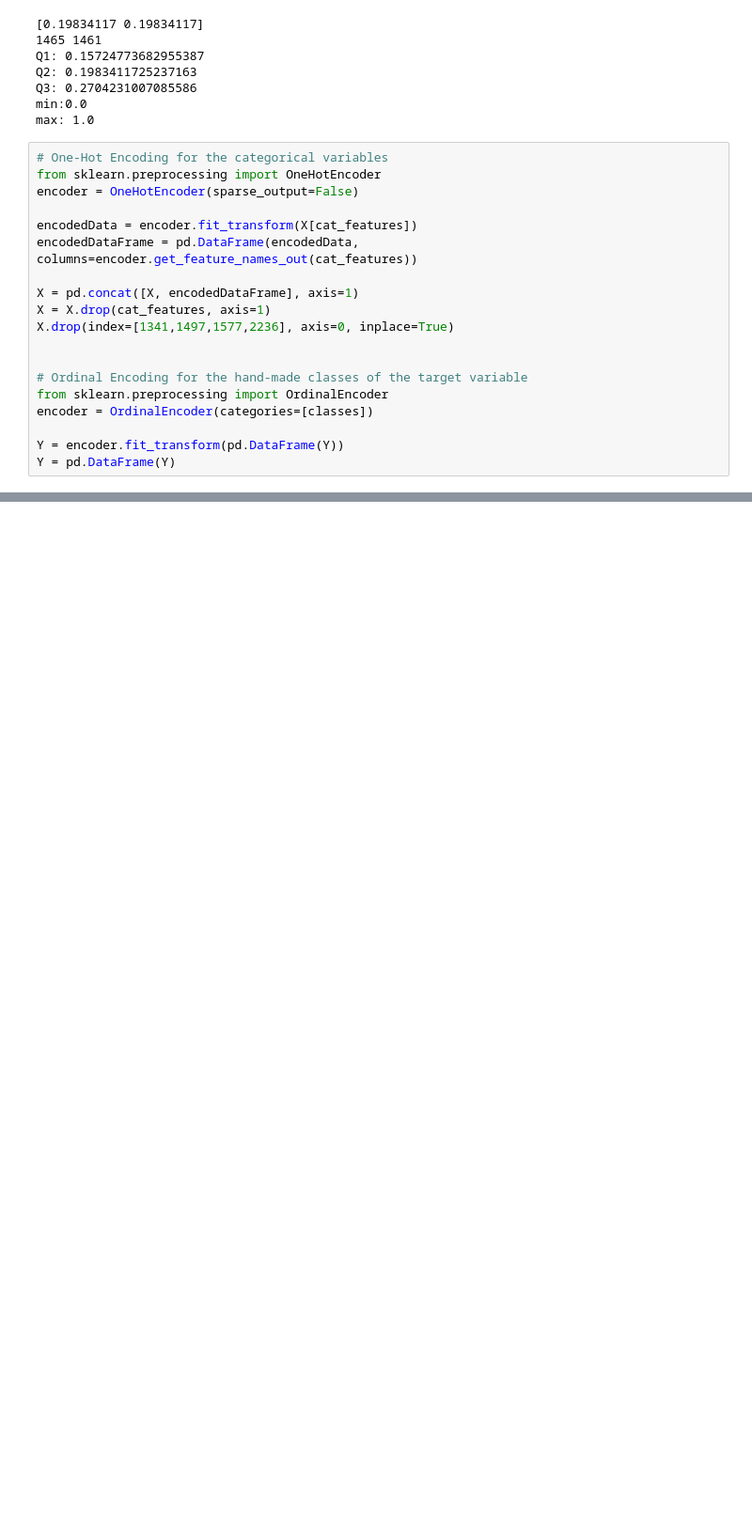
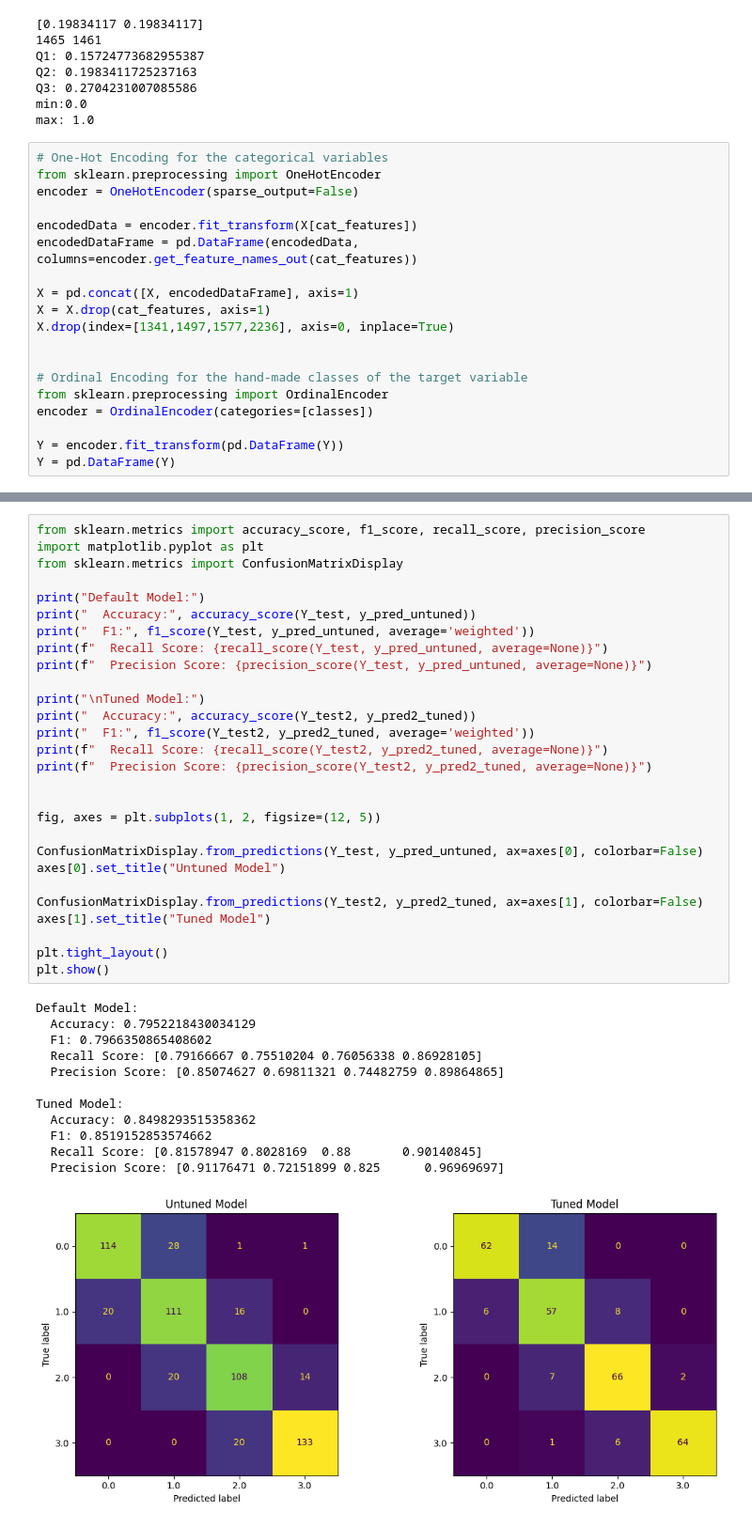
Before and after one commit to Adelin010/ML_Practice, a Jupyter notebook: lab2/philipp.ipynb, the cells around one changed output, grey strips where cells are left out. Shown: that part at 94% size. Cells and saved outputs as stored; diff of their text form; blank space fills up the shorter version.

```diff
--- a/lab2/philipp.ipynb
+++ b/lab2/philipp.ipynb
@@ -213,3 +248,44 @@ print(f" Accuracy of prediction: {accuracy_score(Y_test2, y_pred2)}")
 # %% [output]
  Accuracy of prediction: 0.810580204778157
  Accuracy of prediction: 0.8498293515358362
+# %%
+from sklearn.metrics import accuracy_score, f1_score, recall_score, precision_score
+import matplotlib.pyplot as plt
+from sklearn.metrics import ConfusionMatrixDisplay
+
+print("Default Model:")
+print("  Accuracy:", accuracy_score(Y_test, y_pred_untuned))
+print("  F1:", f1_score(Y_test, y_pred_untuned, average='weighted'))
+print(f"  Recall Score: {recall_score(Y_test, y_pred_untuned, average=None)}")
+print(f"  Precision Score: {precision_score(Y_test, y_pred_untuned, average=None)}")
+
+print("\nTuned Model:")
+print("  Accuracy:", accuracy_score(Y_test2, y_pred2_tuned))
+print("  F1:", f1_score(Y_test2, y_pred2_tuned, average='weighted'))
+print(f"  Recall Score: {recall_score(Y_test2, y_pred2_tuned, average=None)}")
+print(f"  Precision Score: {precision_score(Y_test2, y_pred2_tuned, average=None)}")
+
+
+fig, axes = plt.subplots(1, 2, figsize=(12, 5))
+
+ConfusionMatrixDisplay.from_predictions(Y_test, y_pred_untuned, ax=axes[0], colorbar=False)
+axes[0].set_title("Untuned Model")
+
+ConfusionMatrixDisplay.from_predictions(Y_test2, y_pred2_tuned, ax=axes[1], colorbar=False)
+axes[1].set_title("Tuned Model")
+
+plt.tight_layout()
+plt.show()
+# %% [output]
+Default Model:
+  Accuracy: 0.7952218430034129
+  F1: 0.7966350865408602
+  Recall Score: [0.79166667 0.75510204 0.76056338 0.86928105]
+  Precision Score: [0.85074627 0.69811321 0.74482759 0.89864865]
+
+Tuned Model:
+  Accuracy: 0.8498293515358362
+  F1: 0.8519152853574662
+  Recall Score: [0.81578947 0.8028169  0.88       0.90140845]
+  Precision Score: [0.91176471 0.72151899 0.825      0.96969697]
+[figure, added]
```
Also changed, not shown: parts of 6 cells of this notebook.
